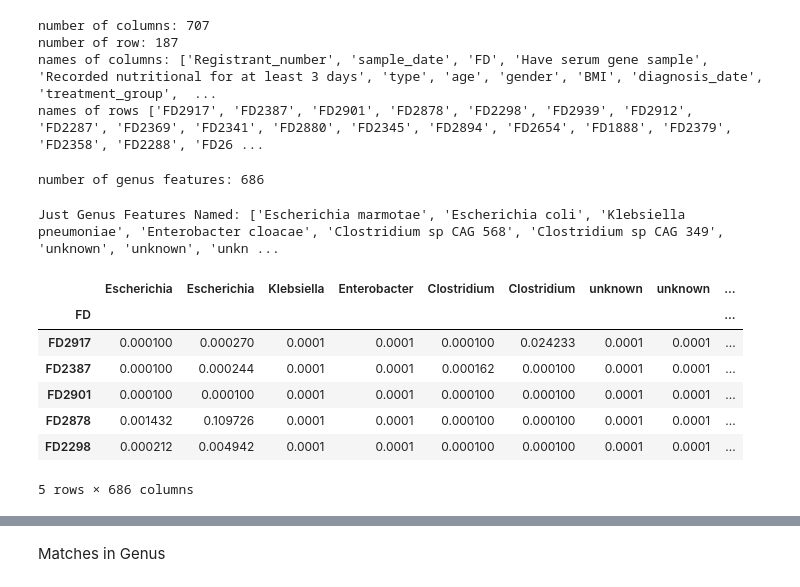
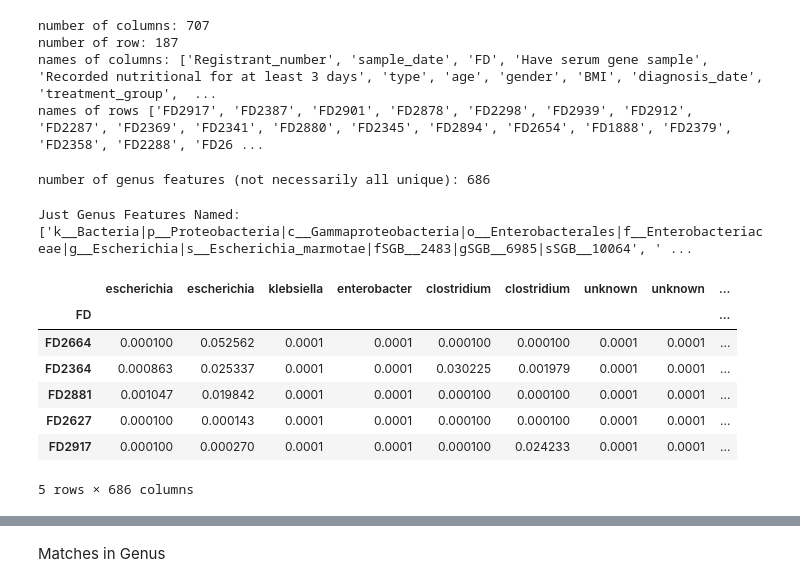
Before and after one commit to evelynsq/gut-microbiome-signature-multiple-sclerosis, a Jupyter notebook: 2_make_DFs.ipynb, the cells around one changed output, grey strips where cells are left out. Cells and saved outputs as stored; diff of their text form; code cells hidden in the pictures.

```diff
--- a/2_make_DFs.ipynb
+++ b/2_make_DFs.ipynb
@@ -291,9 +323,10 @@ Basically a repeat, since species and genus are the same column
 # %%
-df4_samples = pd.read_excel("data/mmc3.xlsx", sheet_name = "Microbiome particpants")
-df4_genus = pd.read_excel("data/mmc4.xlsx", sheet_name = "Species")
+levi_meta_copy = levi_meta.copy()
+levi_genus = levi_species.copy()
 
-id_col = df4_genus.columns[0]
-df4_genus[id_col] = df4_genus[id_col].astype(str).str.split("_").str[-1].str.strip() #Fixing Column name for join
-df4_genus = df4_genus.rename(columns = {id_col:"FD" })
+id_col = levi_genus.columns[0]
+levi_genus[id_col] = levi_genus[id_col].astype(str).str.split("_").str[-1].str.strip() #Fixing Column name for join
+levi_genus = levi_genus.rename(columns = {id_col:"FD"})
 
-merged_samples_genus_02 = df4_samples.merge(df4_genus, on = "FD", how = "inner")
+merged_samples_genus_levi = levi_meta_copy.merge(levi_genus, on = "FD", how = "inner")
+merged_samples_genus_levi.head()
@@ -317,46 +361,39 @@ number of row: 187
 names of columns: ['Registrant_number', 'sample_date', 'FD', 'Have serum gene sample', 'Recorded nutritional for at least 3 days', 'type', 'age', 'gender', 'BMI', 'diagnosis_date', 'treatment_group',  ...
 names of rows ['FD2917', 'FD2387', 'FD2901', 'FD2878', 'FD2298', 'FD2939', 'FD2912', 'FD2287', 'FD2369', 'FD2341', 'FD2880', 'FD2345', 'FD2894', 'FD2654', 'FD1888', 'FD2379', 'FD2358', 'FD2288', 'FD26 ...
 # %%
-pt_pos = merged_samples_genus_02.columns.get_loc("Previous treatments")
-taxa_cols_02 = merged_samples_genus_02.columns[pt_pos + 1:]
-print("number of genus features:", len(taxa_cols_02))
+# see the number of genus feature columns
+pt_pos = merged_samples_genus_levi.columns.get_loc("Previous treatments")
+taxa_cols_02 = merged_samples_genus_levi.columns[pt_pos + 1:]
+print("number of genus features (not necessarily all unique):", len(taxa_cols_02))
 # %% [output]
-number of genus features: 686
+number of genus features (not necessarily all unique): 686
 # %%
-data_4 = merged_samples_genus_02.iloc[:, merged_samples_genus_02.columns.get_loc("Previous treatments") + 1:]
-print("Just Genus Features Named:", data_2.columns.tolist())
+# get only genus feature names
+merged_samples_genus_levi = merged_samples_genus_levi.iloc[:, merged_samples_genus_levi.columns.get_loc("Previous treatments") + 1:]
+print("Just Genus Features Named:", merged_samples_genus_levi.columns.tolist())
 # %% [output]
-Just Genus Features Named: ['Escherichia marmotae', 'Escherichia coli', 'Klebsiella pneumoniae', 'Enterobacter cloacae', 'Clostridium sp CAG 568', 'Clostridium sp CAG 349', 'unknown', 'unknown', 'unkn ...
+Just Genus Features Named: ['k__Bacteria|p__Proteobacteria|c__Gammaproteobacteria|o__Enterobacterales|f__Enterobacteriaceae|g__Escherichia|s__Escherichia_marmotae|fSGB__2483|gSGB__6985|sSGB__10064', ' ...
 # %%
-def standardize_genus(names):
+def standardize_genus(name):
+    # get genus name
+    g__split = name.split("g__")[1]
+    genus = g__split.split('|')[0]
 
-    standardized_names = []
+    # get rid of any brackets and make all spaces underscore
+    genus = genus.replace('[', '').replace(']', '')
+    genus = genus.replace(' ', '_').lower().strip()
 
-    for name in names:
-
-        match = re.search(r'g__([^|]+)', name) #help here from AI with regex match -- better standardizing will be needed -- some species names have trailing letter symbols
-
-        if match:
-            genus = match.group(1)
-        else:
-            genus = name #no g__ pattern
-
-        genus = re.sub(r'^([A-Za-z]+)_[A-Z]+_', r'\1_', genus)
-
-        genus = genus.replace('_', ' ').strip()
-
-        standardized_names.append(genus)
-
-    return standardized_names
+    return genus
 # %%
-data_4.columns = standardize_genus(data_4.columns.tolist())
-data_4.head()
+levi_genus_df = levi_genus.set_index('FD')
+levi_genus_df.columns = pd.Series(levi_genus_df.columns).apply(standardize_genus)
+levi_genus_df.head()
 # %% [output]
-|  | Escherichia | Escherichia | Klebsiella | Enterobacter | Clostridium | Clostridium | unknown | unknown | ... |
+|  | escherichia | escherichia | klebsiella | enterobacter | clostridium | clostridium | unknown | unknown | ... |
 | FD |  |  |  |  |  |  |  |  | ... |
+| FD2664 | 0.000100 | 0.052562 | 0.0001 | 0.0001 | 0.000100 | 0.000100 | 0.0001 | 0.0001 | ... |
+| FD2364 | 0.000863 | 0.025337 | 0.0001 | 0.0001 | 0.030225 | 0.001979 | 0.0001 | 0.0001 | ... |
+| FD2881 | 0.001047 | 0.019842 | 0.0001 | 0.0001 | 0.000100 | 0.000100 | 0.0001 | 0.0001 | ... |
+| FD2627 | 0.000100 | 0.000143 | 0.0001 | 0.0001 | 0.000100 | 0.000100 | 0.0001 | 0.0001 | ... |
 | FD2917 | 0.000100 | 0.000270 | 0.0001 | 0.0001 | 0.000100 | 0.024233 | 0.0001 | 0.0001 | ... |
-| FD2387 | 0.000100 | 0.000244 | 0.0001 | 0.0001 | 0.000162 | 0.000100 | 0.0001 | 0.0001 | ... |
-| FD2901 | 0.000100 | 0.000100 | 0.0001 | 0.0001 | 0.000100 | 0.000100 | 0.0001 | 0.0001 | ... |
-| FD2878 | 0.001432 | 0.109726 | 0.0001 | 0.0001 | 0.000100 | 0.000100 | 0.0001 | 0.0001 | ... |
-| FD2298 | 0.000212 | 0.004942 | 0.0001 | 0.0001 | 0.000100 | 0.000100 | 0.0001 | 0.0001 | ... |
 5 rows × 686 columns
```
Also changed, not shown: parts of 94 cells of this notebook.
